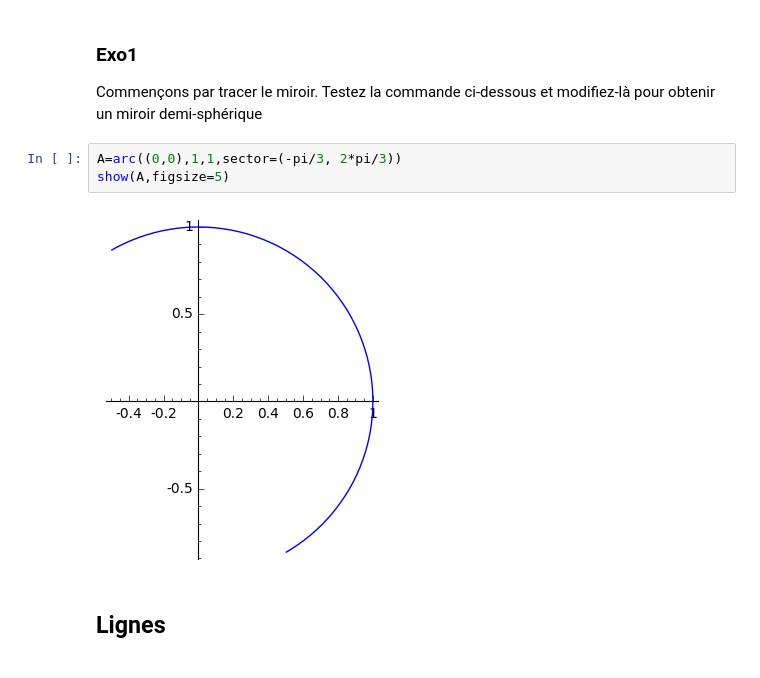
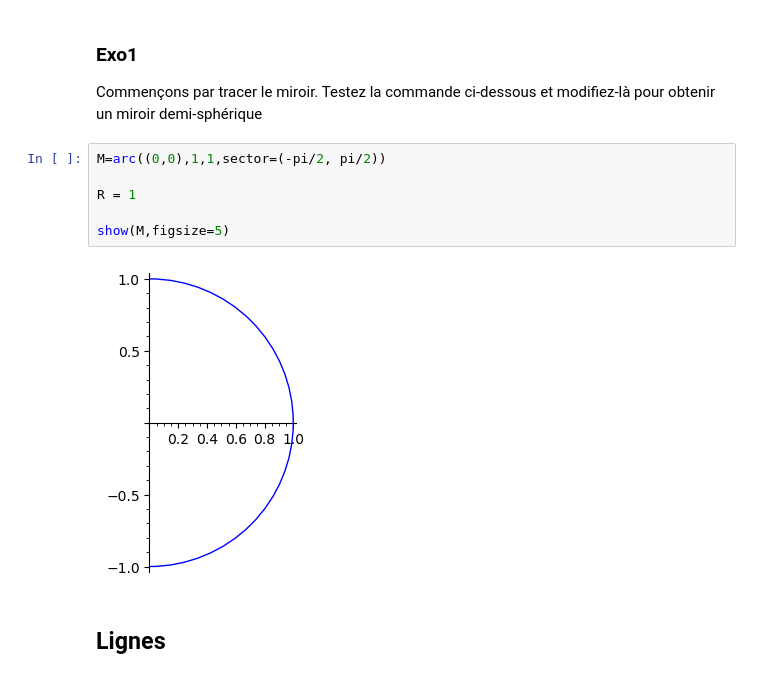
Before and after one commit to pablodimuzio/M203-TP1, a Jupyter notebook: M203-TP1.ipynb, the cells around one changed output. Cells and saved outputs as stored; diff of their text form.

```diff
--- a/M203-TP1.ipynb
+++ b/M203-TP1.ipynb
@@ -9,10 +9,13 @@ On envoie un rayon lumineux sur un miroir sphérique concave.
 ### Exo1
 Commençons par tracer le miroir. Testez la commande ci-dessous et modifiez-là pour obtenir un miroir demi-sphérique
 # %%
-A=arc((0,0),1,1,sector=(-pi/3, 2*pi/3))
-show(A,figsize=5)
+M=arc((0,0),1,1,sector=(-pi/2, pi/2))
+
+R = 1
+
+show(M,figsize=5)
 # %% [output]
-[figure, old version]
+[figure, new version]
 # %% [markdown]
 ## Lignes
 # %% [markdown]
```
Also changed, not shown: parts of 10 cells of this notebook.
